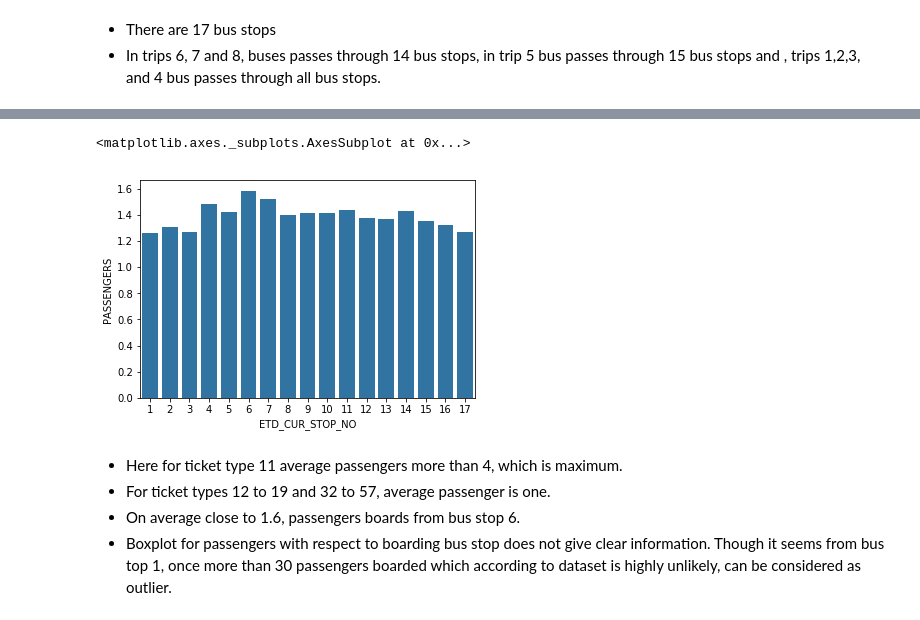
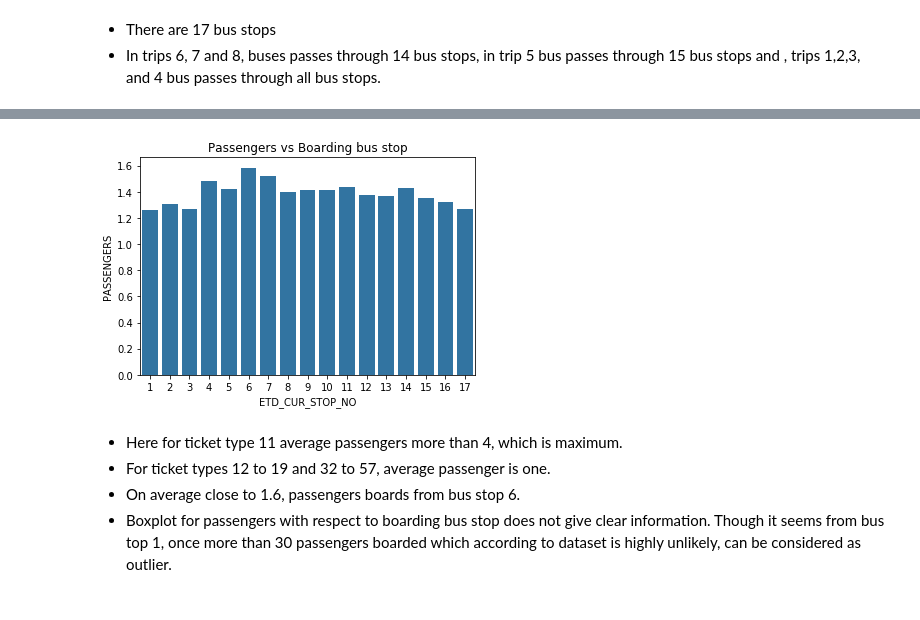
Before and after one commit to vaibhavmaurya/BusAndTicketsOptimization, a Jupyter notebook: notebooks/Data_Wrangling.ipynb, the cells around one changed output, grey strips where cells are left out. Drawn from its saved outputs; the diff is of its cells as text; code cells hidden in the pictures.

```diff
--- a/notebooks/Data_Wrangling.ipynb
+++ b/notebooks/Data_Wrangling.ipynb
@@ -520,9 +539,9 @@ sb.barplot(x=a.index, y=a, color=default_color)
 # %%
 a = df.groupby("ETD_CUR_STOP_NO").PASSENGERS.mean()
 sb.barplot(x=a.index, y=a, color=default_color)
+plt.title("Passengers vs Boarding bus stop");
 # %% [output]
-<matplotlib.axes._subplots.AxesSubplot at 0x...>
-[figure, old version]
+[figure, new version]
 # %% [markdown]
 - Here for ticket type 11 average passengers more than 4, which is maximum.
 - For ticket types 12 to 19 and 32 to 57, average passenger is one.
```
Also changed, not shown: parts of 39 cells of this notebook, 4 other files.
